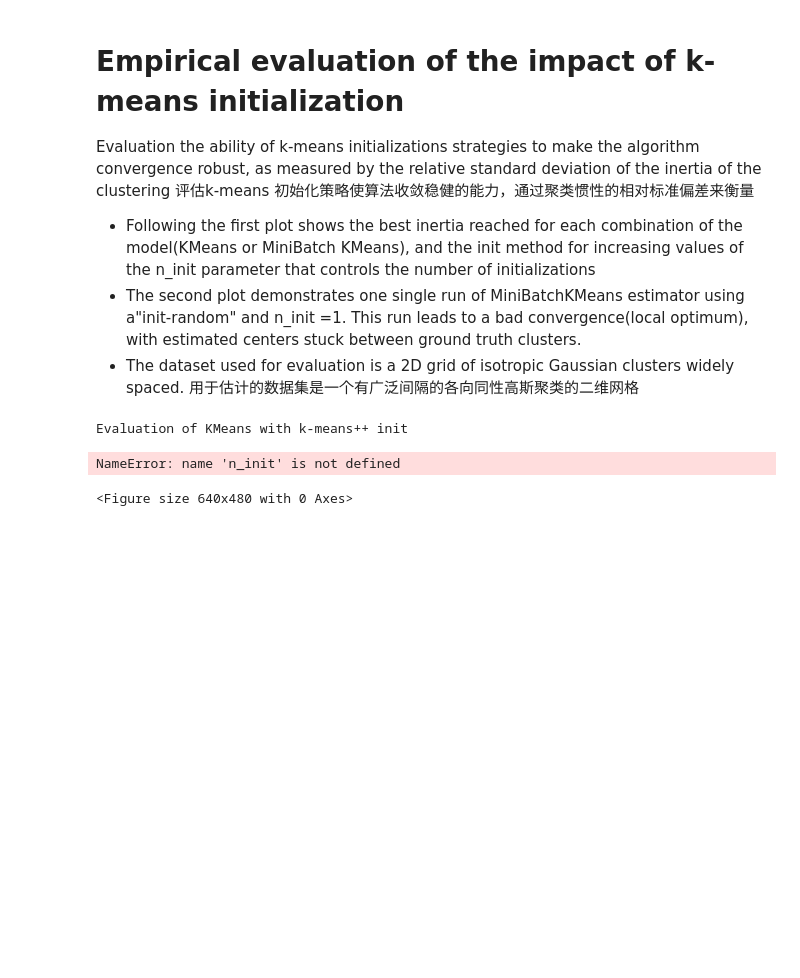
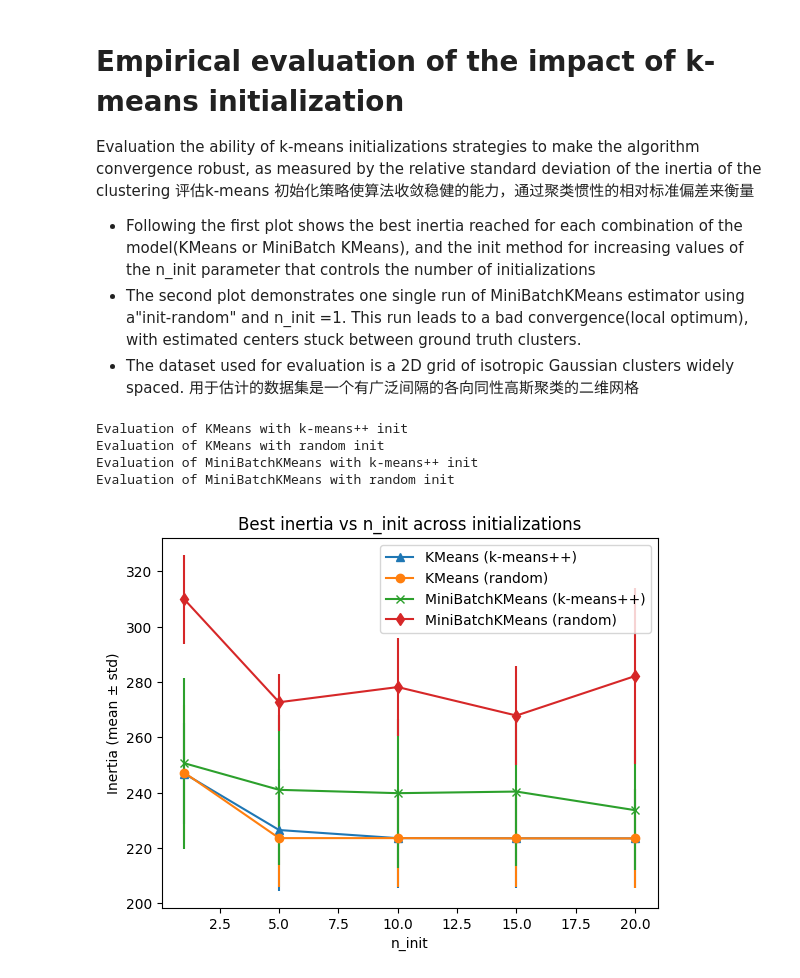
Before and after one commit to wangchneyu/scikit-learn-code-practice, a Jupyter notebook: 2025.11.06 practice/Empirical evaluation of the impact of k-means initialization.ipynb, the cells around one changed output. Drawn from its saved outputs; the diff is of its cells as text; code cells hidden in the pictures; blank space fills up the shorter version.

Commit message:
Empirical evaluation of the impact of k-means initialization,and the dataset used for evaluation is a 2D grid of isotropic Gaussian clusters widely spaced - codex change

```diff
--- a/2025.11.06 practice/Empirical evaluation of the impact of k-means initialization.ipynb
+++ b/2025.11.06 practice/Empirical evaluation of the impact of k-means initialization.ipynb
@@ -44,43 +44,48 @@ def make_data(random_state, n_samples_per_center, grid_size, scale):
 # %%
 plt.figure()
 plots = []
 legends = []
 
 cases =[
     (KMeans, "k-means++", {}, "^-"),
     (KMeans, "random", {}, "o-"),
     (MiniBatchKMeans, "k-means++", {"max_no_improvement": 3}, "x-"),
-    (MiniBatchKMeans, "random", {"max_no_improvement": 3, "init": 500}, "d-"),
+    (MiniBatchKMeans, "random", {"max_no_improvement": 3, "batch_size": 500}, "d-"),
 ]
 
-for factory, init, params, format in cases:
+for factory, init, params, fmt in cases:
     print("Evaluation of %s with %s init" % (factory.__name__, init))
     inertia = np.empty((len(n_init_range), n_runs))
 
-    for run_id in range(n_runs):
-        X, y = make_data(run_id, n_samples_per_center, grid_size, scale)
-        km = factory(
-            n_clusters=n_clusters,
-            init=init,
-            random_state=run_id,
-            n_init=n_init_range,
-            **params
-        ).fit(X)
-        inertia[i, run_id] = km.inertia_
+    for i, n_init in enumerate(n_init_range):
+        for run_id in range(n_runs):
+            X, y = make_data(run_id, n_samples_per_center, grid_size, scale)
+            km = factory(
+                n_clusters=n_clusters,
+                init=init,
+                random_state=run_id,
+                n_init=n_init,
+                **params
+            ).fit(X)
+            inertia[i, run_id] = km.inertia_
+
     p = plt.errorbar(
-        n_init_range, inertia.mean(axis=1), inertia.std(axis=1), fmt=format
+        n_init_range, inertia.mean(axis=1), inertia.std(axis=1), fmt=fmt
     )
-    plots.append("n_init")
-    legends.append("%s with %s inti" % (factory.__name__, init))
+    plots.append(p[0])
+    legends.append("%s (%s)" % (factory.__name__, init))
 
 plt.xlabel("n_init")
-plt.ylabel("inertia")
+plt.ylabel("Inertia (mean ± std)")
 plt.legend(plots, legends)
-plt.title("Mean inertia for various k-means init across %d runs" % n_runs)
+plt.title("Best inertia vs n_init across initializations")
+plt.show()
 # %% [output]
 Evaluation of KMeans with k-means++ init
+Evaluation of KMeans with random init
+Evaluation of MiniBatchKMeans with k-means++ init
+Evaluation of MiniBatchKMeans with random init
-NameError: name 'n_init' is not defined
-<Figure size 640x480 with 0 Axes>
+[figure, added]
 # %%
 X, y = make_data(random_state, n_samples_per_center, grid_size, scale)
 km = MiniBatchKMeans(
```
Also changed, not shown: parts of 1 cell of this notebook.
